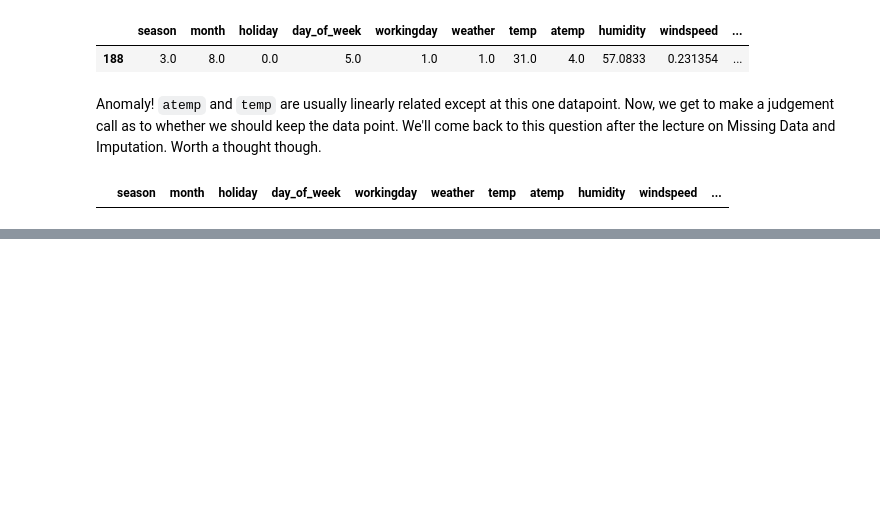
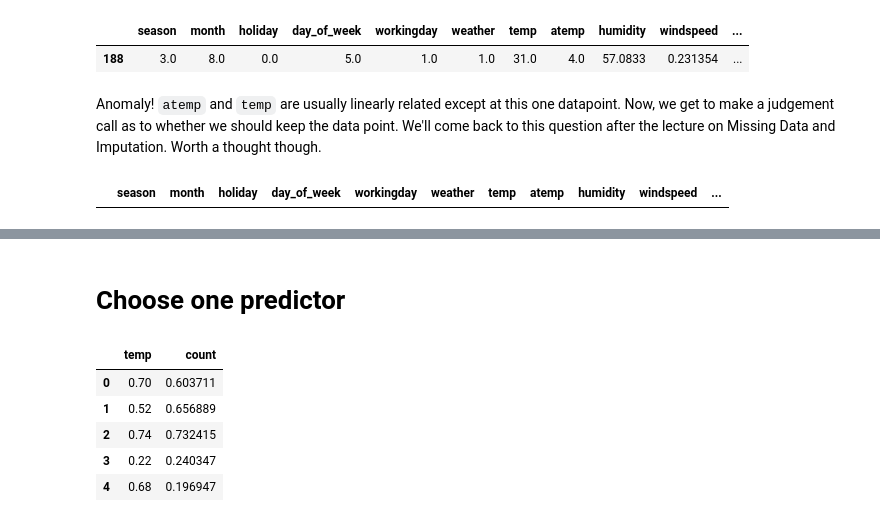
Before and after one commit to crdcamp/lin-reg-application, a Jupyter notebook: references/2_lin_reg_knn_reg_and_inference.ipynb, the cells around one changed output, grey strips where cells are left out. Cells and saved outputs as stored; diff of their text form; code cells hidden in the pictures; blank space fills up the shorter version.

```diff
--- a/references/2_lin_reg_knn_reg_and_inference.ipynb
+++ b/references/2_lin_reg_knn_reg_and_inference.ipynb
@@ -282,0 +372,13 @@ display(bikeshare[(bikeshare["temp"] > 30) & (bikeshare["atemp"] < 10)])
+# %% [markdown]
+# Choose one predictor
+# %%
+bikeshare.columns
+bikeshare = bikeshare[["temp", "count"]]
+bikeshare.head()
+# %% [output]
+|  | temp | count |
+| 0 | 0.70 | 0.603711 |
+| 1 | 0.52 | 0.656889 |
+| 2 | 0.74 | 0.732415 |
+| 3 | 0.22 | 0.240347 |
+| 4 | 0.68 | 0.196947 |
```
Also changed, not shown: parts of 14 cells of this notebook.
